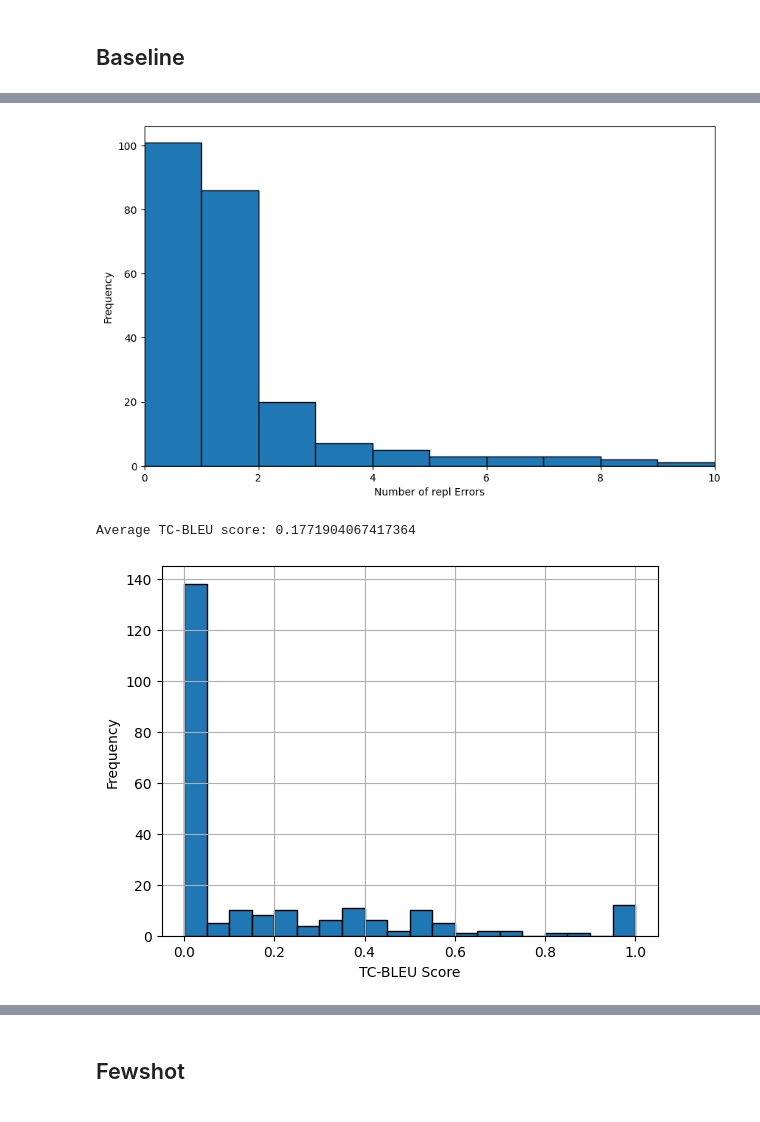
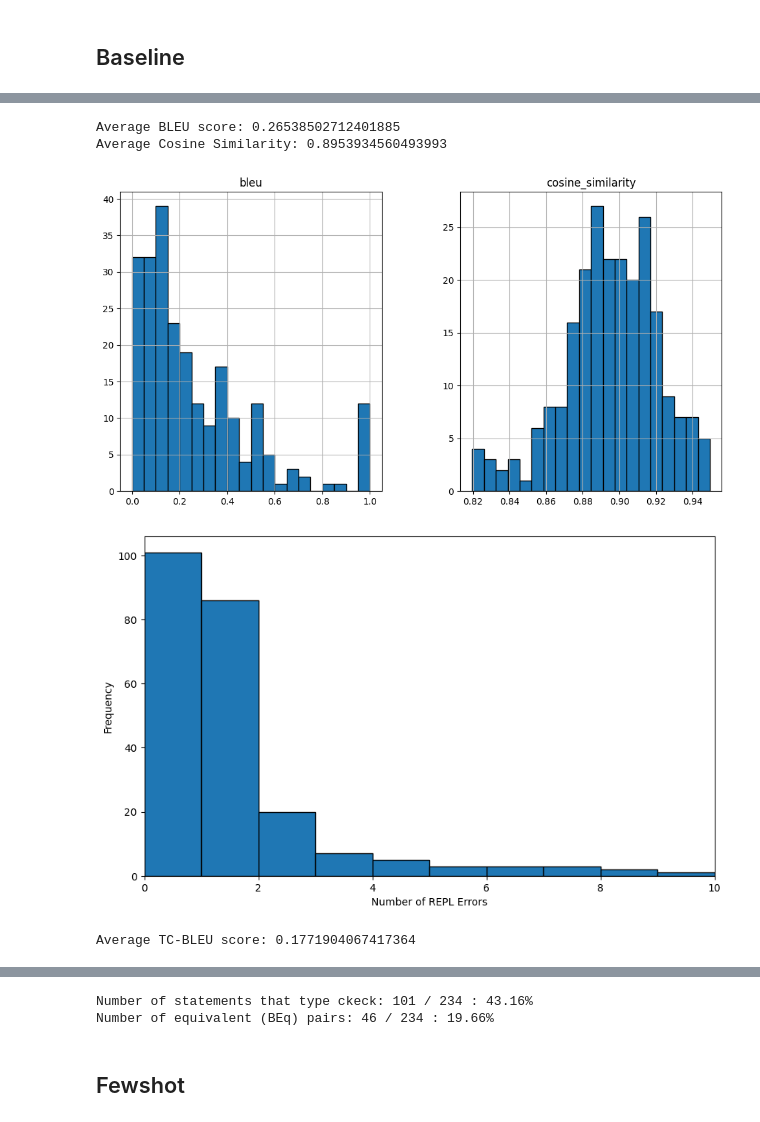
Before and after one commit to agatha-duzan/autoformalization_with_hypothesis, a Jupyter notebook: results_analysis.ipynb, the cells around one changed output, grey strips where cells are left out. Saved outputs shown, nothing was run; the diff lists cells and outputs as text; code cells hidden in the pictures.

```diff
--- a/results_analysis.ipynb
+++ b/results_analysis.ipynb
@@ -30,0 +41,34 @@ from repl.server import LeanServer, RobustLeanServer
+# %%
+def avg_bleu_cossim(df):
+    average_bleu = df['bleu'].mean()
+    average_cosine_similarity = df['cosine_similarity'].mean()
+
+    print(f"Average BLEU score: {average_bleu}")
+    print(f"Average Cosine Similarity: {average_cosine_similarity}")
+
+    df[['bleu', 'cosine_similarity']].hist(bins=20, figsize=(12, 6), layout=(1, 2), edgecolor='black')
+    plt.show()
+# %%
+def num_repl_errors(df):
+    df['num_repl_errors'] = df['repl_errors'].apply(len)
+
+
+    plt.figure(figsize=(10, 6))
+    plt.hist(df['num_repl_errors'], bins=range(0, 26), edgecolor='black')
+    plt.xlabel('Number of REPL Errors')
+    plt.ylabel('Frequency')
+    plt.xlim(0, 10)
+
+    plt.show()
+# %%
+def tc_bleu(df):
+    df['num_repl_errors'] = df['repl_errors'].apply(len)
+    df['TC-BLEU'] = df.apply(lambda row: 0 if row['num_repl_errors'] > 0 else row['bleu'], axis=1)
+
+    average_tc_bleu = df['TC-BLEU'].mean()
+    print(f"Average TC-BLEU score: {average_tc_bleu}")
+
+    df['TC-BLEU'].hist(bins=20, edgecolor='black')
+    plt.xlabel('TC-BLEU Score')
+    plt.ylabel('Frequency')
+    plt.show()
@@ -52,26 +121,12 @@ Average Cosine Similarity: 0.8953934560493993
-# %%
-df['num_repl_errors'] = df['repl_errors'].apply(len)
-
-
-plt.figure(figsize=(10, 6))
-plt.hist(df['num_repl_errors'], bins=range(0, 26), edgecolor='black')
-plt.xlabel('Number of REPL Errors')
-plt.ylabel('Frequency')
-plt.xlim(0, 10)
-
-plt.show()
-# %% [output]
-[figure, removed]
-# %%
-df['TC-BLEU'] = df.apply(lambda row: 0 if row['num_repl_errors'] > 0 else row['bleu'], axis=1)
-
-average_tc_bleu = df['TC-BLEU'].mean()
-print(f"Average TC-BLEU score: {average_tc_bleu}")
-
-df['TC-BLEU'].hist(bins=20, edgecolor='black')
-plt.xlabel('TC-BLEU Score')
-plt.ylabel('Frequency')
-plt.show()
-# %% [output]
-Average TC-BLEU score: 0.1771904067417364
-[figure, removed]
+# %%
+df = load_data("baseline_direct_translation_gpt-4o_eval2")
+avg_bleu_cossim(df)
+num_repl_errors(df)
+tc_bleu(df)
+repl_beq(df)
+# %% [output]
+Average BLEU score: 0.26538502712401885
+Average Cosine Similarity: 0.8953934560493993
+[figure, added]
+[figure, added]
+Average TC-BLEU score: 0.1771904067417364
@@ -78,2 +134,4 @@ Average TC-BLEU score: 0.1771904067417364
+Number of statements that type ckeck: 101 / 234 : 43.16%
+Number of equivalent (BEq) pairs: 46 / 234 : 19.66%
 # %% [markdown]
 ## Fewshot
```
Also changed, not shown: parts of 21 cells of this notebook, 4 other files.
